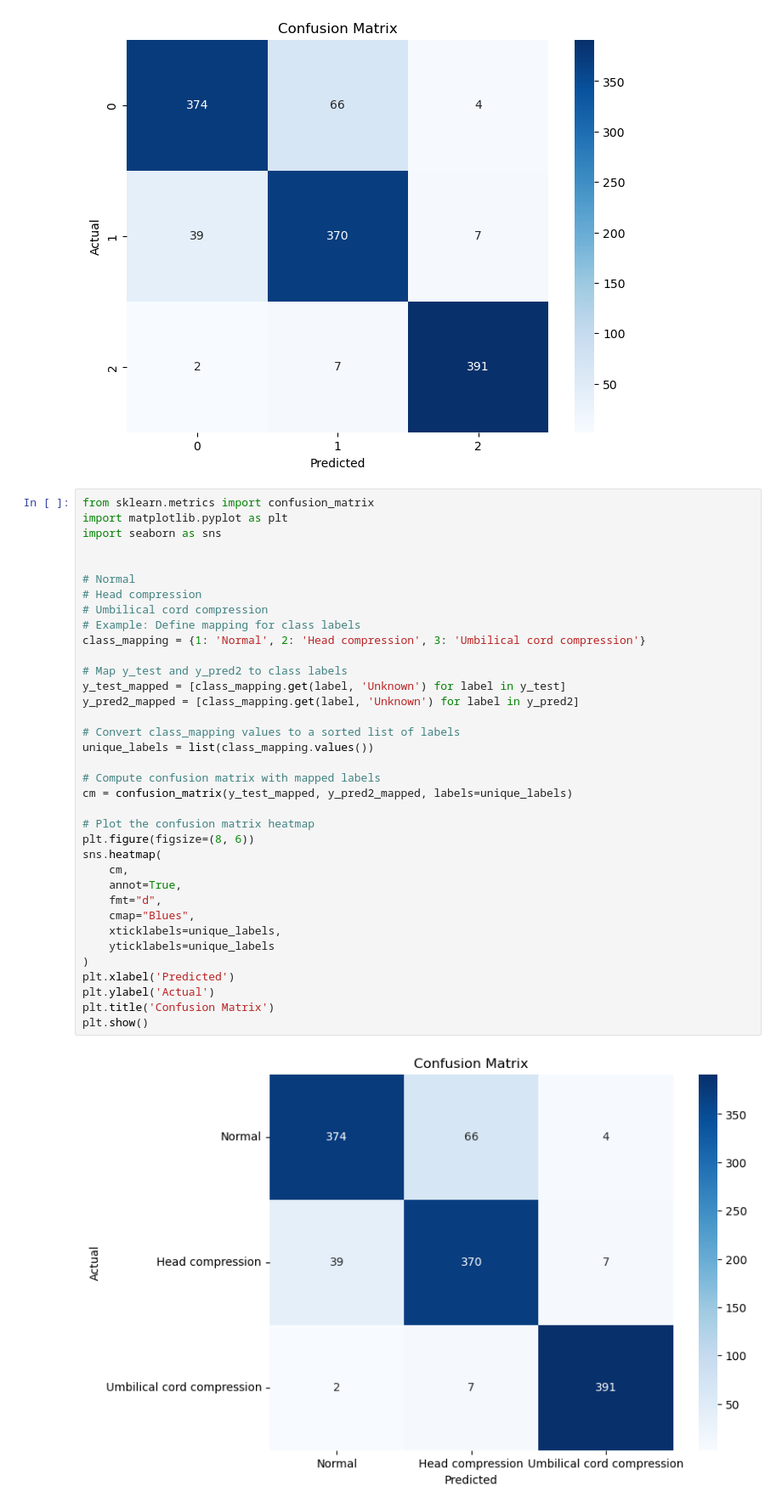
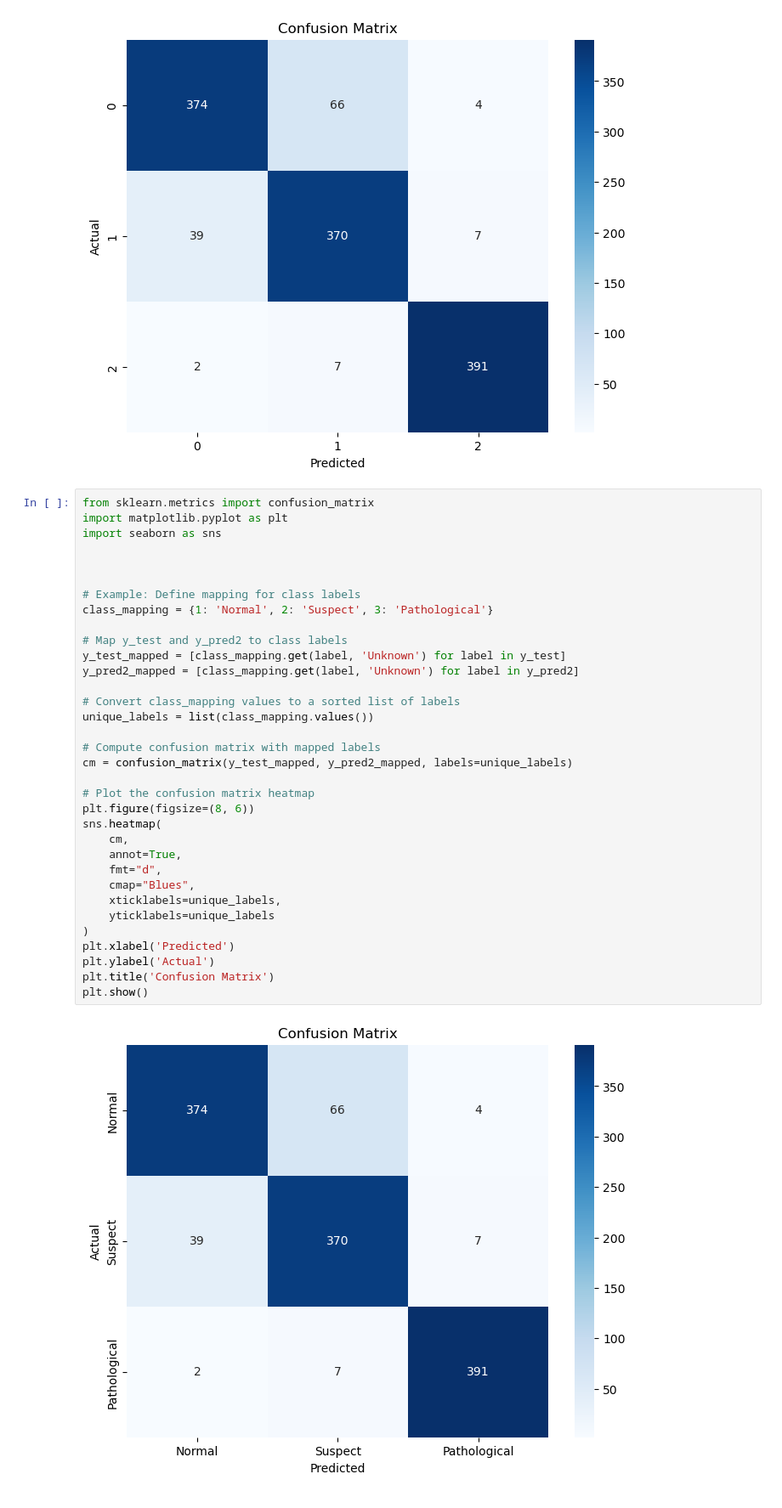
Before and after one commit to somaiaahmed/Medical-Instrument-Tasks, a Jupyter notebook: task6-CTG Heart Failure Monitoring/task6.ipynb, the cells around one changed output. Shown at 85% size. Saved outputs shown, nothing was run; the diff lists cells and outputs as text.

```diff
--- a/task6-CTG Heart Failure Monitoring/task6.ipynb
+++ b/task6-CTG Heart Failure Monitoring/task6.ipynb
@@ -447,38 +447,36 @@ import matplotlib.pyplot as plt
 import seaborn as sns
 
 
-# Normal
-# Head compression
-# Umbilical cord compression
+
 # Example: Define mapping for class labels
-class_mapping = {1: 'Normal', 2: 'Head compression', 3: 'Umbilical cord compression'}
+class_mapping = {1: 'Normal', 2: 'Suspect', 3: 'Pathological'}
 
 # Map y_test and y_pred2 to class labels
 y_test_mapped = [class_mapping.get(label, 'Unknown') for label in y_test]
 y_pred2_mapped = [class_mapping.get(label, 'Unknown') for label in y_pred2]
 
 # Convert class_mapping values to a sorted list of labels
 unique_labels = list(class_mapping.values())
 
 # Compute confusion matrix with mapped labels
 cm = confusion_matrix(y_test_mapped, y_pred2_mapped, labels=unique_labels)
 
 # Plot the confusion matrix heatmap
 plt.figure(figsize=(8, 6))
 sns.heatmap(
     cm,
     annot=True,
     fmt="d",
     cmap="Blues",
     xticklabels=unique_labels,
     yticklabels=unique_labels
 )
 plt.xlabel('Predicted')
 plt.ylabel('Actual')
 plt.title('Confusion Matrix')
 plt.show()
 # %% [output]
-[figure, old version]
+[figure, new version]
 # %%
 import pickle
 import numpy as np
```
Also changed, not shown: parts of 2 cells of this notebook.
